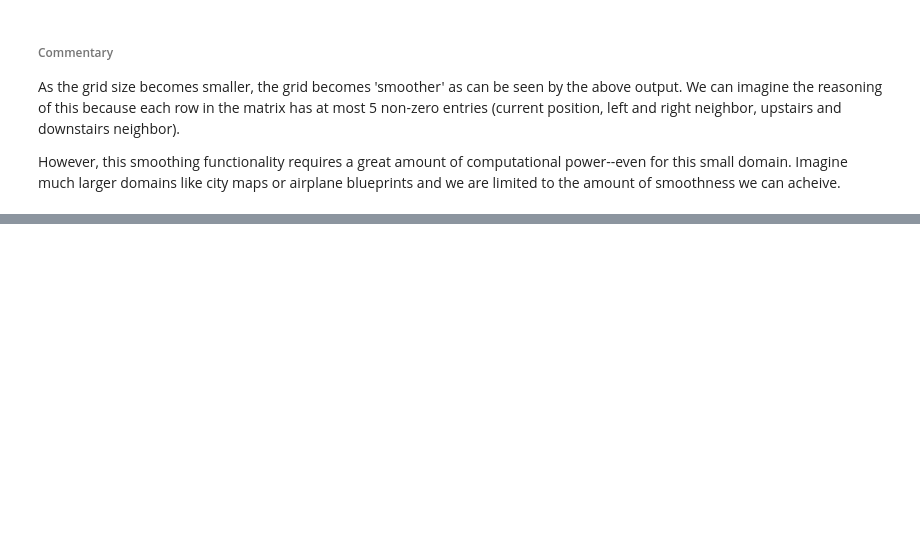
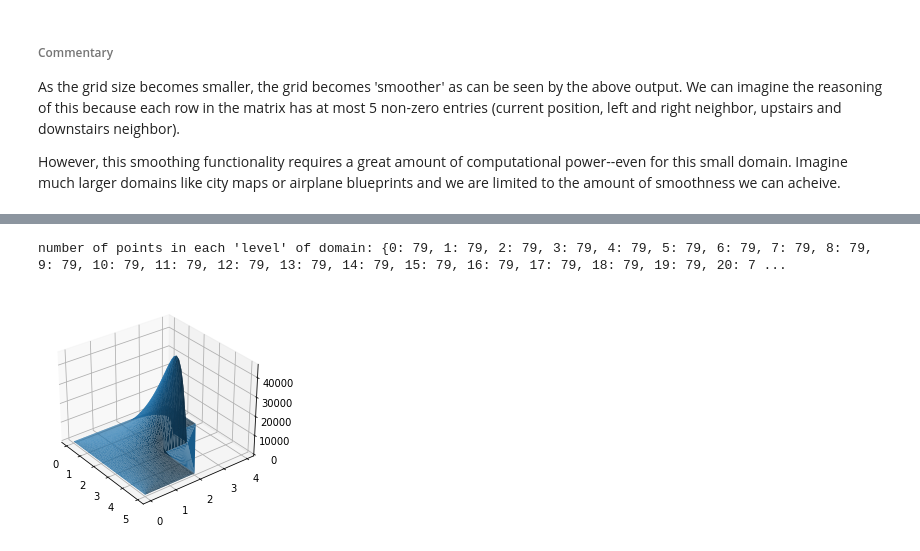
Before and after one commit to shawzy2/MA428_Project1_Dirichlet, a Jupyter notebook: notebook/analysis.ipynb, the cells around one changed output, grey strips where cells are left out. Saved outputs shown, nothing was run; the diff lists cells and outputs as text; code cells hidden in the pictures; blank space fills up the shorter version.

```diff
--- a/notebook/analysis.ipynb
+++ b/notebook/analysis.ipynb
@@ -169,0 +291,29 @@ However, this smoothing functionality requires a great amount of computational p
+# %%
+# second function in given prompt
+def function_one(indices):
+    df = pd.DataFrame(indices)
+    df['f_result'] = df[0]*np.exp(-1*df[0]**2 - df[1]**2 + 3*df[0]*df[1])
+    return df['f_result']
+# %%
+# perform guassian elimination on u = A^-1 * b
+p = 4                            # size of grid
+A = grid_generator(p)            # grid generator
+indices = map_indices(p)         # save the list of indices in the domain
+func1_xy = function_one(indices) # calculate the f(x,y) using the list of indices
+z = np.linalg.solve(A, func1_xy) # perform gausian elimination and get z-coordinates
+
+# prepare x, y, and z coordinates for matplotlib
+df_plot = pd.DataFrame(indices)
+df_plot['z'] = z
+df_plot.columns = ['x', 'y', 'z']
+df_plot = pd.concat([df_plot, map_domain_coord(p)]) # add 'domain coordinates' -- allows us to draw figure down to z=0 boundary
+
+# plot figure using matplot lib
+fig = plt.figure()
+ax = fig.add_subplot(111, projection='3d')
+ax.plot_trisurf(df_plot['x'], df_plot['y'], df_plot['z'])
+ax.view_init(elev=30, azim=-37.5)
+plt.show()
+# %% [output]
+number of points in each 'level' of domain: {0: 79, 1: 79, 2: 79, 3: 79, 4: 79, 5: 79, 6: 79, 7: 79, 8: 79, 9: 79, 10: 79, 11: 79, 12: 79, 13: 79, 14: 79, 15: 79, 16: 79, 17: 79, 18: 79, 19: 79, 20: 7 ...
+[figure, added]
```
Also changed, not shown: parts of 8 cells of this notebook, 4 other files.
